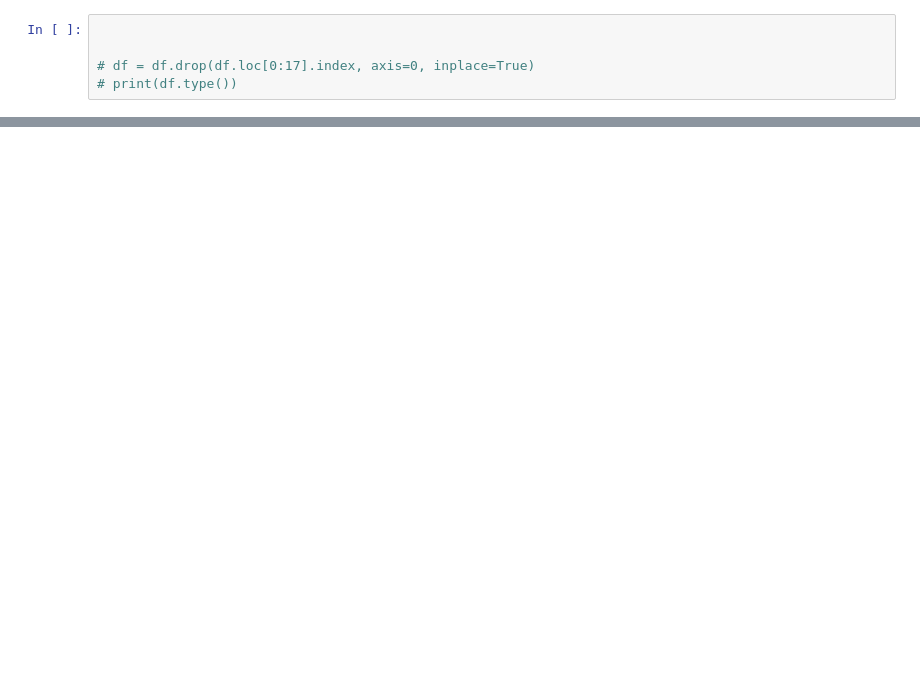
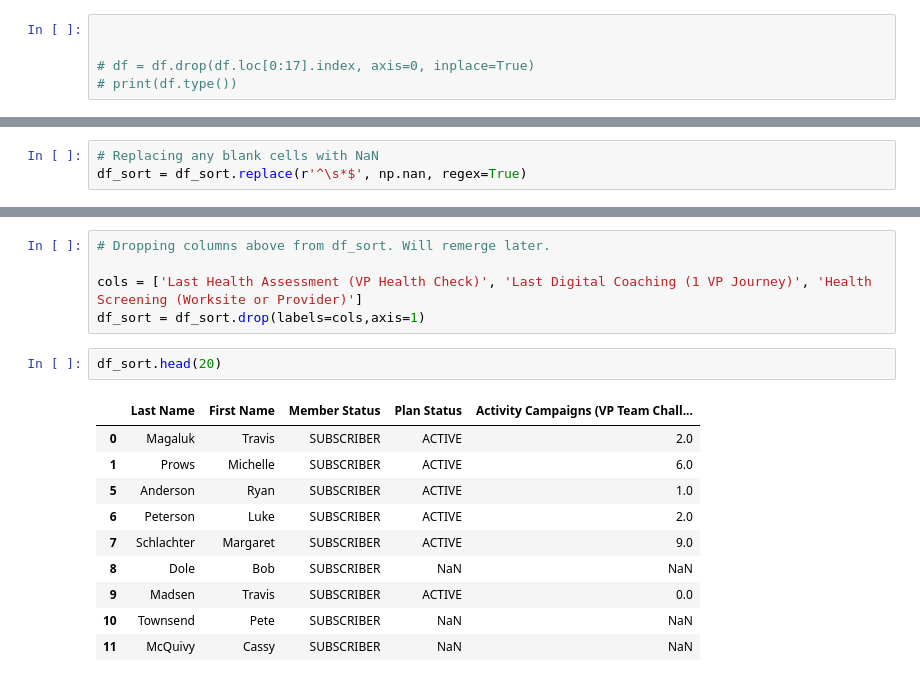
Before and after one commit to Travis-Magaluk/Auto_Emailer, a Jupyter notebook: Excel Data Processing Testing.ipynb, the cells around one changed output, grey strips where cells are left out. Saved outputs shown, nothing was run; the diff lists cells and outputs as text; blank space fills up the shorter version.

```diff
--- a/Excel Data Processing Testing.ipynb
+++ b/Excel Data Processing Testing.ipynb
@@ -61,0 +52,3 @@ df_sort.head()
+# %%
+# Replacing any blank cells with NaN
+df_sort = df_sort.replace(r'^\s*$', np.nan, regex=True)
@@ -61,0 +85,18 @@ df_sort.head()
+# %%
+# Dropping columns above from df_sort. Will remerge later.
+
+cols = ['Last Health Assessment (VP Health Check)', 'Last Digital Coaching (1 VP Journey)', 'Health Screening (Worksite or Provider)']
+df_sort = df_sort.drop(labels=cols,axis=1)
+# %%
+df_sort.head(20)
+# %% [output]
+|  | Last Name | First Name | Member Status | Plan Status | Activity Campaigns (VP Team Chall... |
+| 0 | Magaluk | Travis | SUBSCRIBER | ACTIVE | 2.0 |
+| 1 | Prows | Michelle | SUBSCRIBER | ACTIVE | 6.0 |
+| 5 | Anderson | Ryan | SUBSCRIBER | ACTIVE | 1.0 |
+| 6 | Peterson | Luke | SUBSCRIBER | ACTIVE | 2.0 |
+| 7 | Schlachter | Margaret | SUBSCRIBER | ACTIVE | 9.0 |
+| 8 | Dole | Bob | SUBSCRIBER | NaN | NaN |
+| 9 | Madsen | Travis | SUBSCRIBER | ACTIVE | 0.0 |
+| 10 | Townsend | Pete | SUBSCRIBER | NaN | NaN |
+| 11 | McQuivy | Cassy | SUBSCRIBER | NaN | NaN |
```
Also changed, not shown: parts of 22 cells of this notebook, 10 other files.
